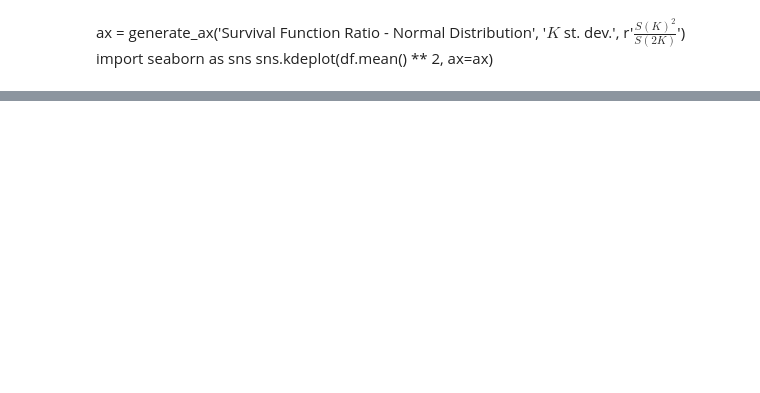
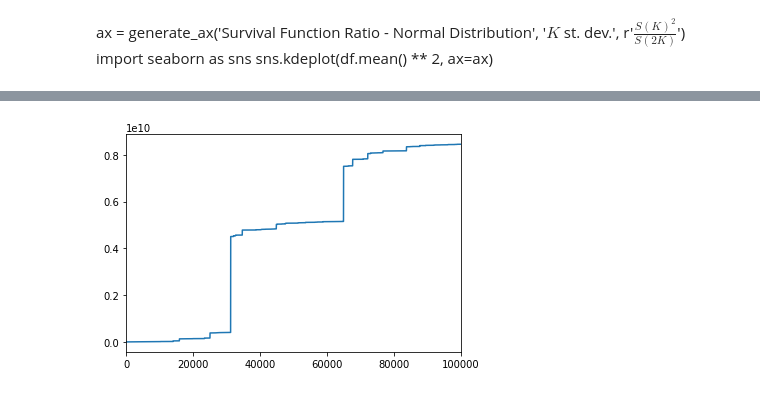
Before and after one commit to lucaberlanda/Magazzino, a Jupyter notebook: StatsAndProbability/FatTails/FatTailsNotes.ipynb, the cells around one changed output, grey strips where cells are left out. Cells and saved outputs as stored; diff of their text form; code cells hidden in the pictures; blank space fills up the shorter version.

```diff
--- a/StatsAndProbability/FatTails/FatTailsNotes.ipynb
+++ b/StatsAndProbability/FatTails/FatTailsNotes.ipynb
@@ -116,0 +269,5 @@ ____
+# %%
+a.expanding().sum().reset_index().iloc[:, 1].plot()
+plt.show()
+# %% [output]
+[figure, added]
```
Also changed, not shown: parts of 29 cells of this notebook, 12 other files.
